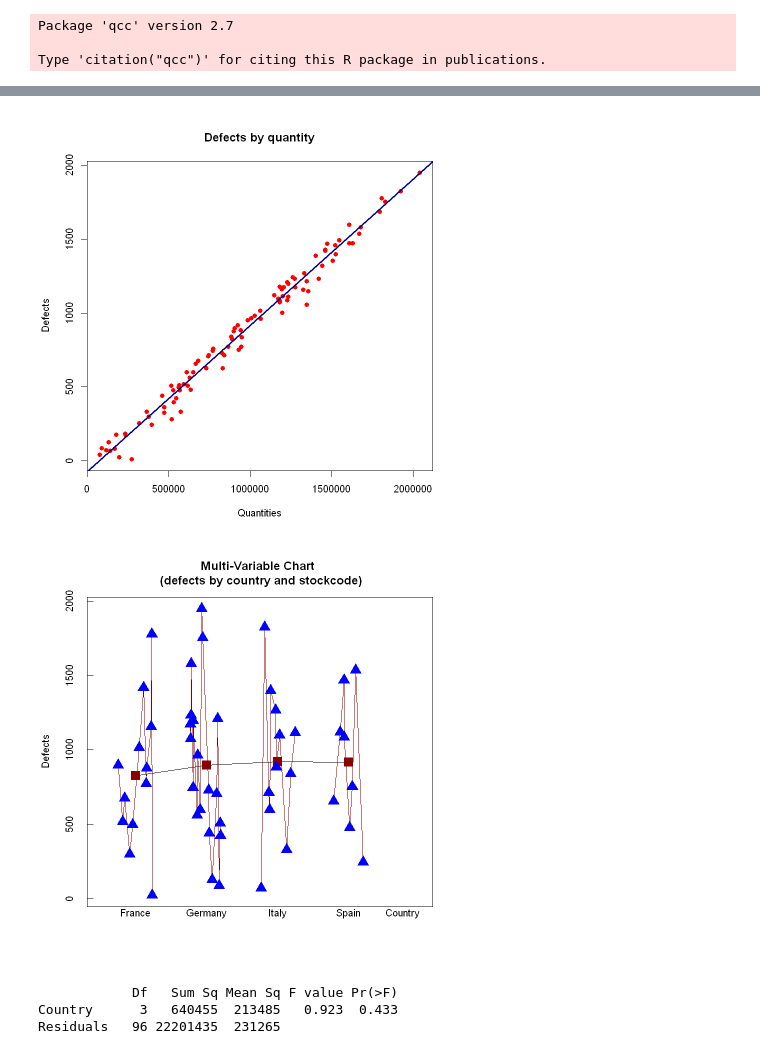
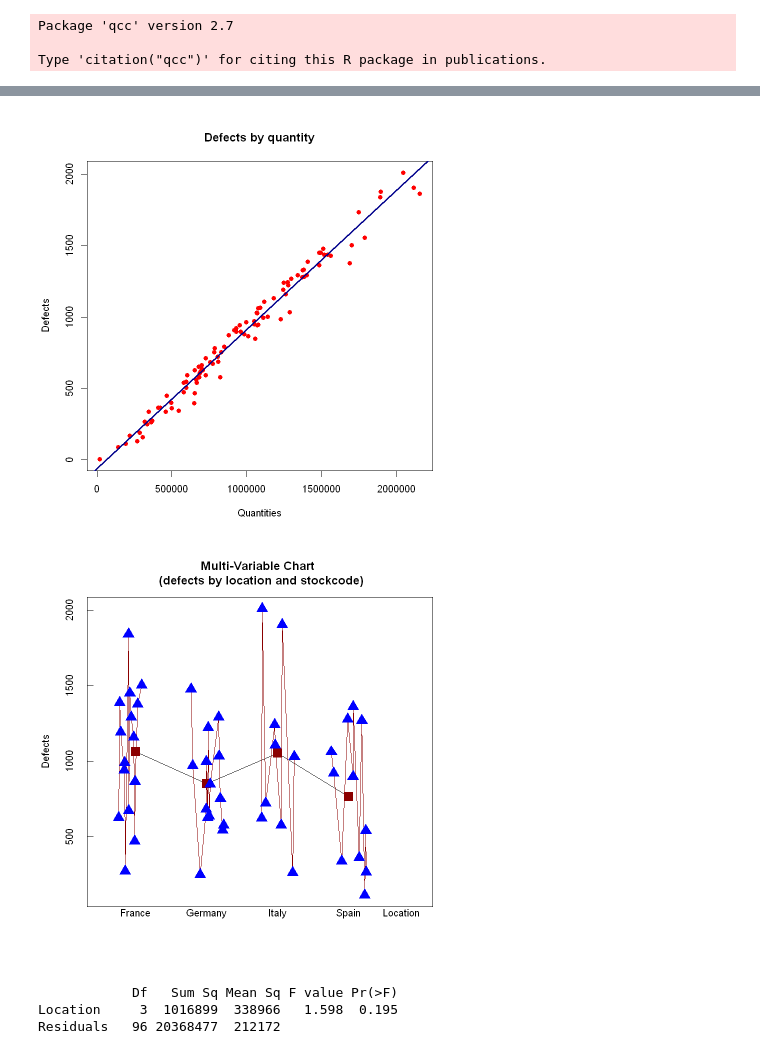
Before and after one commit to snigdhayan/StatMath, a Jupyter notebook: StatisticalMethods/LeanSixSigma.ipynb, the cells around one changed output, grey strips where cells are left out. Saved outputs shown, nothing was run; the diff lists cells and outputs as text; code cells hidden in the pictures.

```diff
--- a/StatisticalMethods/LeanSixSigma.ipynb
+++ b/StatisticalMethods/LeanSixSigma.ipynb
@@ -9,12 +14,13 @@ Type 'citation("qcc")' for citing this R package in publications.
 # %%
 # Create a population of product data
 population_size = 10000
-country <- sample(c("Germany", "France", "Spain", "Italy"), population_size, replace = TRUE)
+n_products = 100
+location <- sample(c("Germany", "France", "Spain", "Italy"), population_size, replace = TRUE)
 defects <- round(abs(rnorm(population_size, mean = 800, sd = 500)))
 quantity <- 1000*defects + round(abs(rnorm(population_size, mean = 50000, sd = 100000)))
-code <- round(sample(1:population_size/10, population_size, replace = TRUE))
+code <- round(sample(1:n_products, population_size, replace = TRUE))
 code <- paste("Code_", code, sep="")
-df <- data.frame("StockCode" = code, "Quantity" = quantity, "Defects" = defects, "Country" = country)
+df <- data.frame("StockCode" = code, "Quantity" = quantity, "Defects" = defects, "Location" = location)
 # %%
 # Generate a sample and visualize it
 sample_size <- 100
@@ -110,30 +116,30 @@ plot(x, y,
 linear_mod = (lm(y ~ x))
 abline(linear_mod, col="darkblue", lwd=3)
 # %% [output]
-[figure, old version]
+[figure, new version]
 # %%
-# Multivari chart of defects by country and stockcode
+# Multivari chart of defects by location and stockcode
 multivari("Defects",                          # Response
-          "Country", "StockCode",             # Factors
+          "Location", "StockCode",             # Factors
           data = head(myData, 50),            # Data
           col = list("darkred", "blue"),
           pch = list(15, 17),
           xlab.depth = 1,
           legend = FALSE,
-          main = "Multi-Variable Chart \n (defects by country and stockcode)",
+          main = "Multi-Variable Chart \n (defects by location and stockcode)",
           )
 # %% [output]
-[figure, old version]
+[figure, new version]
 # %%
 # Analysis of variance (ANOVA)
-res.aov <- aov(Defects ~ Country, data = myData)
+res.aov <- aov(Defects ~ Location, data = myData)
 # Summary of the analysis
 summaryAnova <- summary(res.aov)
 summaryAnova
 # %% [output]
             Df   Sum Sq Mean Sq F value Pr(>F)
-Country      3   640455  213485   0.923  0.433
-Residuals   96 22201435  231265
+Location     3  1016899  338966   1.598  0.195
+Residuals   96 20368477  212172
 # %%
 # Tukey test to differentiate the means
 TukeyTest <- TukeyHSD(res.aov)
```
Also changed, not shown: parts of 7 cells of this notebook.
